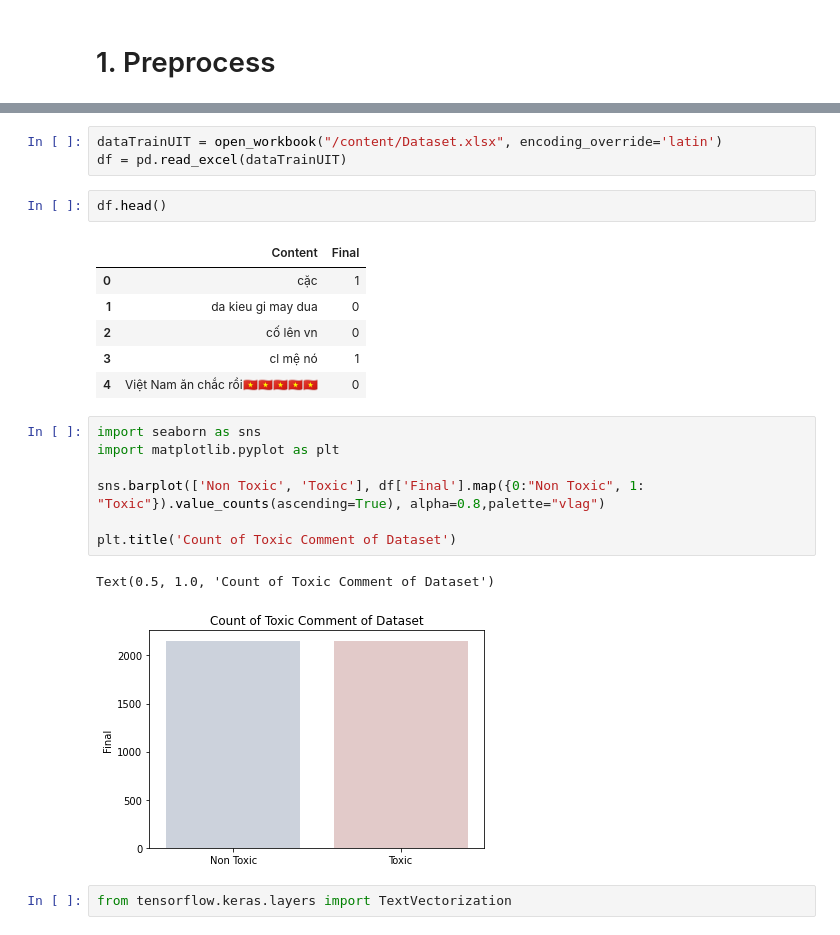
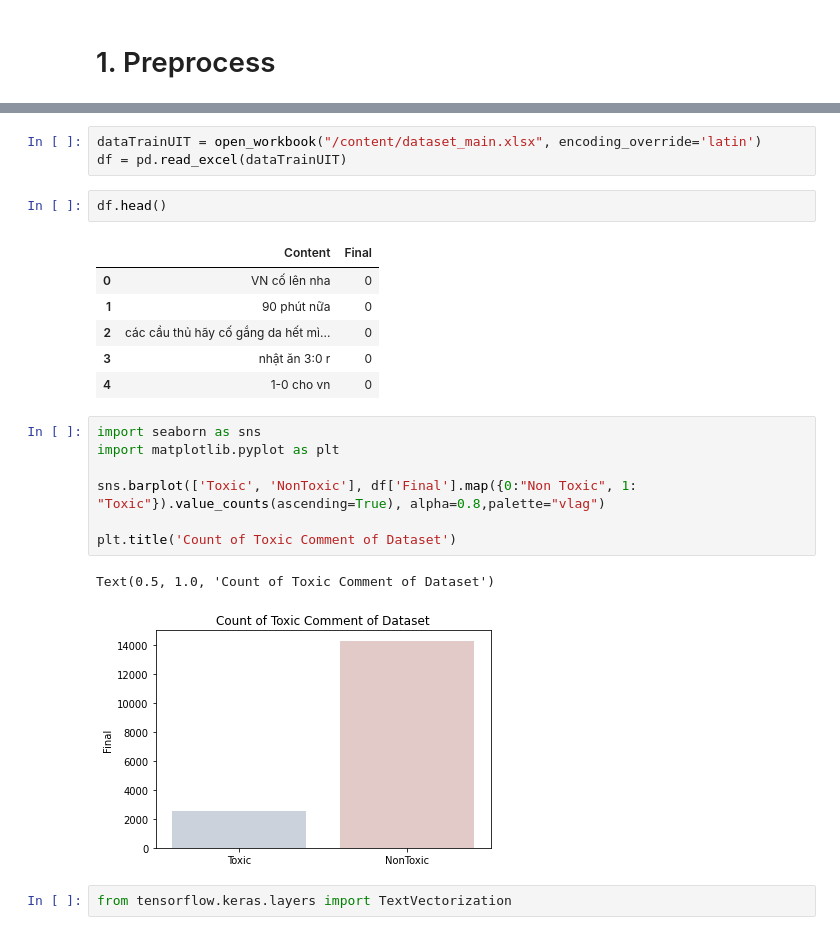
Before and after one commit to dauvannam321/CS114.M21.N02, a Jupyter notebook: Toxic_Comment_Detection_On_Youtube_Football_Livestream.ipynb, the cells around one changed output, grey strips where cells are left out. Saved outputs shown, nothing was run; the diff lists cells and outputs as text.

```diff
--- a/Toxic_Comment_Detection_On_Youtube_Football_Livestream.ipynb
+++ b/Toxic_Comment_Detection_On_Youtube_Football_Livestream.ipynb
@@ -83,27 +84,27 @@ yellowbrick                   1.4
 zict                          2.2.0
 zipp                          3.8.0
 # %%
-dataTrainUIT = open_workbook("/content/Dataset.xlsx", encoding_override='latin')
+dataTrainUIT = open_workbook("/content/dataset_main.xlsx", encoding_override='latin')
 df = pd.read_excel(dataTrainUIT)
 # %%
 df.head()
 # %% [output]
 |  | Content | Final |
-| 0 | cặc | 1 |
-| 1 | da kieu gi may dua | 0 |
-| 2 | cố lên vn | 0 |
-| 3 | cl mệ nó | 1 |
-| 4 | Việt Nam ăn chắc rồi🇻🇳🇻🇳🇻🇳🇻🇳🇻🇳 | 0 |
+| 0 | VN cố lên nha | 0 |
+| 1 | 90 phút nữa | 0 |
+| 2 | các cầu thủ hãy cố gắng da hết mì... | 0 |
+| 3 | nhật ăn 3:0 r | 0 |
+| 4 | 1-0 cho vn | 0 |
 # %%
 import seaborn as sns
 import matplotlib.pyplot as plt
 
-sns.barplot(['Non Toxic', 'Toxic'], df['Final'].map({0:"Non Toxic", 1: "Toxic"}).value_counts(ascending=True), alpha=0.8,palette="vlag")
+sns.barplot(['Toxic', 'NonToxic'], df['Final'].map({0:"Non Toxic", 1: "Toxic"}).value_counts(ascending=True), alpha=0.8,palette="vlag")
 
 plt.title('Count of Toxic Comment of Dataset')
 # %% [output]
 Text(0.5, 1.0, 'Count of Toxic Comment of Dataset')
-[figure, old version]
+[figure, new version]
 # %%
 from tensorflow.keras.layers import TextVectorization
 # %%
```
Also changed, not shown: parts of 28 cells of this notebook.
